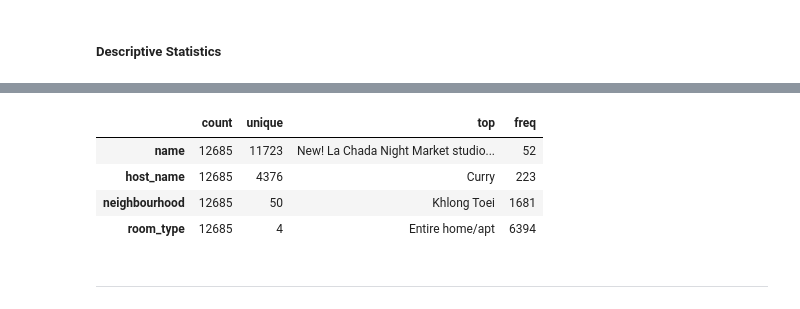
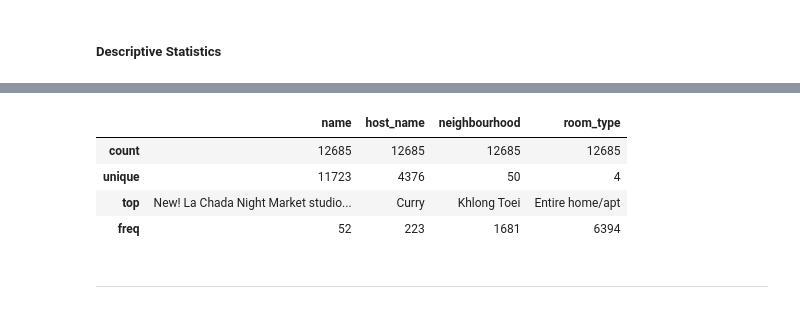
Before and after one commit to sg-333/Airbnb-DA, a Jupyter notebook: project.ipynb, the cells around one changed output, grey strips where cells are left out. Drawn from its saved outputs; the diff is of its cells as text; code cells hidden in the pictures.

```diff
--- a/project.ipynb
+++ b/project.ipynb
@@ -331,13 +351,13 @@ df.describe().T
 | review_month | 12685.0 | 10.126922 | 3.319757 | 1.00000 | 10.00000 | 12.00000 | 12.00000 | 1.200000e+01 |
 | review_year | 12685.0 | 2021.371857 | 1.353335 | 2013.00000 | 2022.00000 | 2022.00000 | 2022.00000 | 2.022000e+03 |
 # %%
-df.describe(include='object').T
+df.describe(include='object')
 # %% [output]
-|  | count | unique | top | freq |
-| name | 12685 | 11723 | New! La Chada Night Market studio... | 52 |
-| host_name | 12685 | 4376 | Curry | 223 |
-| neighbourhood | 12685 | 50 | Khlong Toei | 1681 |
-| room_type | 12685 | 4 | Entire home/apt | 6394 |
+|  | name | host_name | neighbourhood | room_type |
+| count | 12685 | 12685 | 12685 | 12685 |
+| unique | 11723 | 4376 | 50 | 4 |
+| top | New! La Chada Night Market studio... | Curry | Khlong Toei | Entire home/apt |
+| freq | 52 | 223 | 1681 | 6394 |
 # %% [markdown]
 ---
 # %% [markdown]
```
Also changed, not shown: parts of 22 cells of this notebook.
